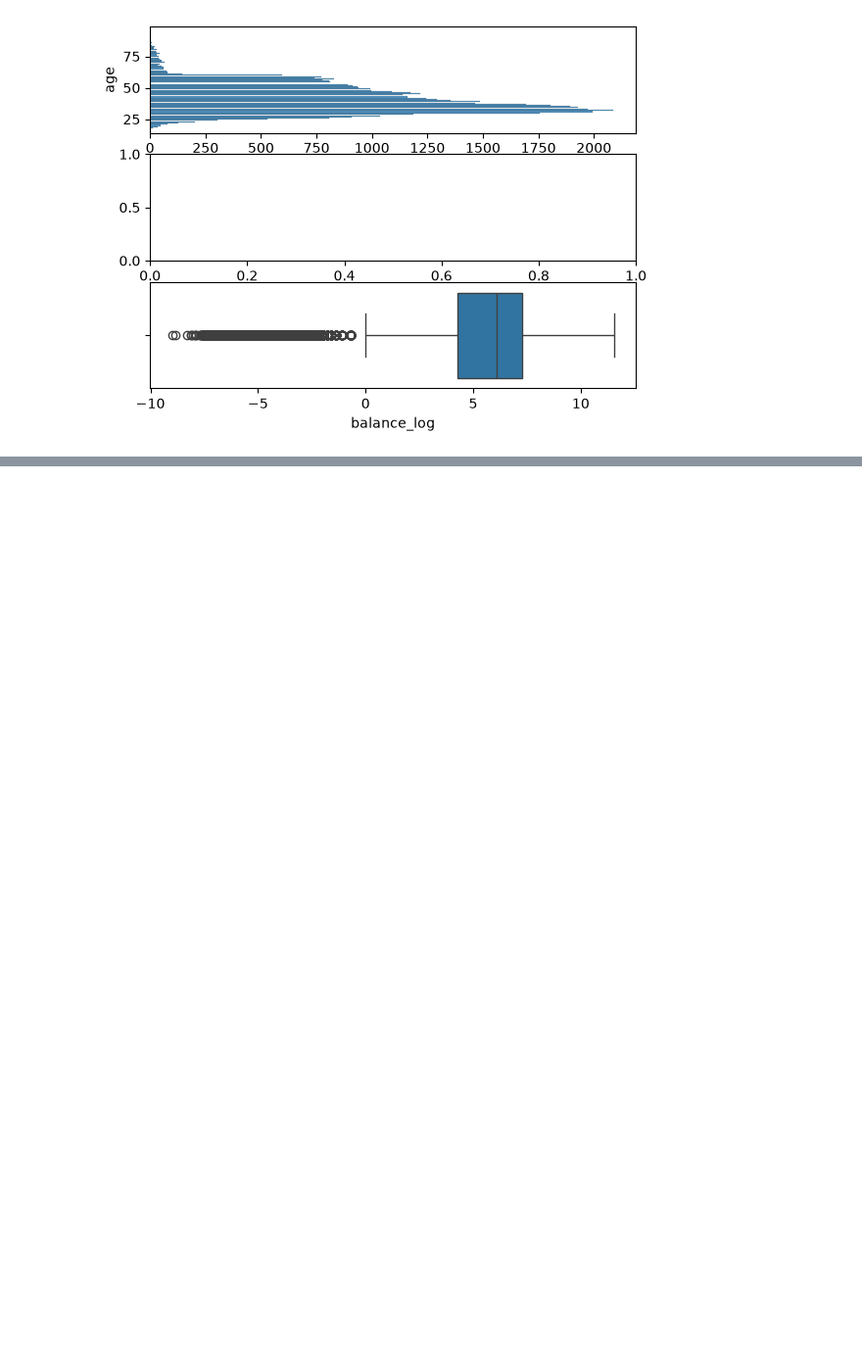
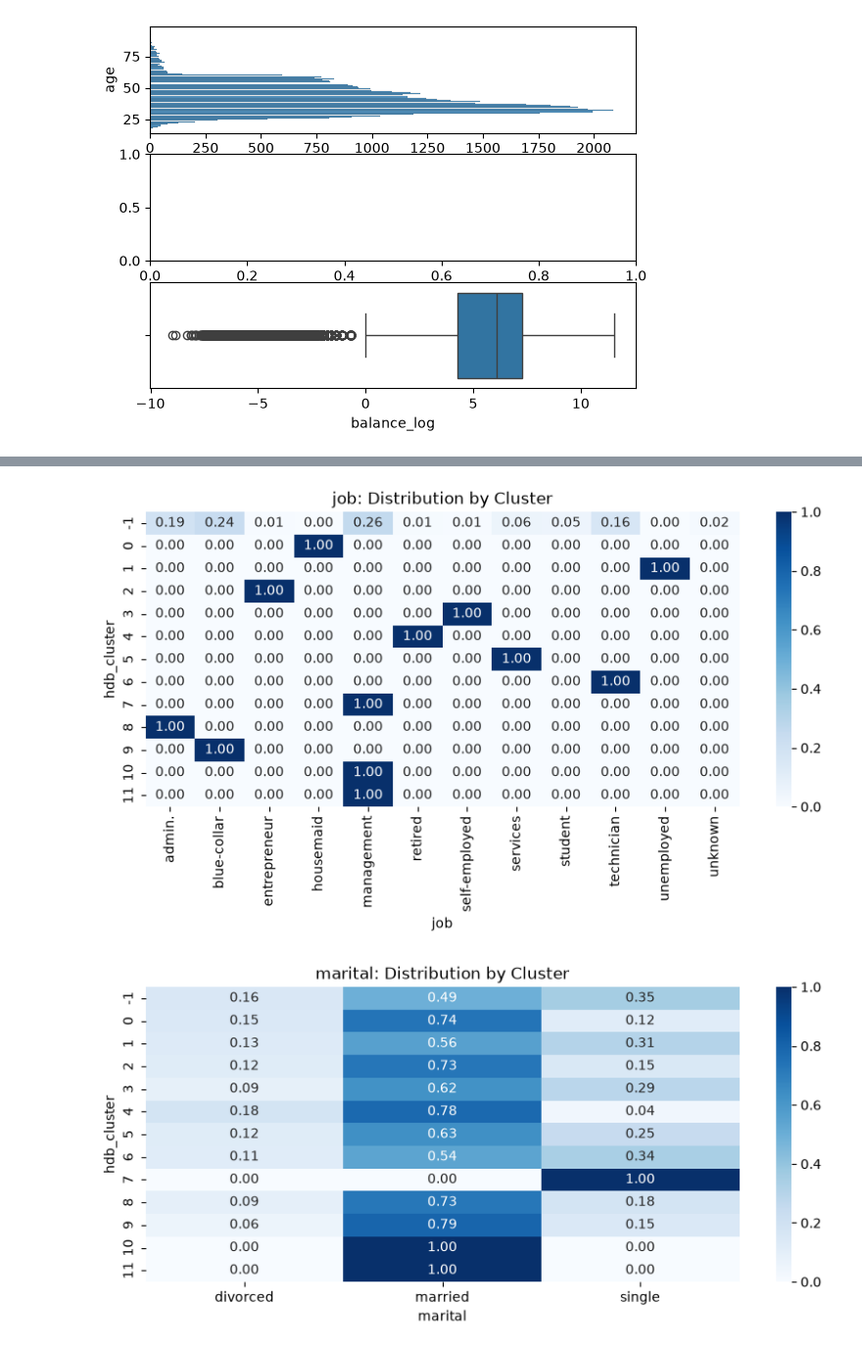
Before and after one commit to claireley/Final-Project, a Jupyter notebook: notebooks/Modeling-Bank.ipynb, the cells around one changed output, grey strips where cells are left out. Shown at 98% size. Cells and saved outputs as stored; diff of their text form; code cells hidden in the pictures; blank space fills up the shorter version.

```diff
--- a/notebooks/Modeling-Bank.ipynb
+++ b/notebooks/Modeling-Bank.ipynb
@@ -305,0 +492,13 @@ data.groupby("hdb_cluster")[["housing", "loan", "default"]].mean()
+# %%
+cat_cols = ['job', 'marital', 'poutcome', 'contact', 'education']
+
+for col in cat_cols:
+    ct = pd.crosstab(bf['hdb_cluster'], bf[col], normalize='index')
+
+    plt.figure(figsize=(10,4))
+    sns.heatmap(ct, annot=True, cmap='Blues', fmt='.2f')
+    plt.title(f'{col}: Distribution by Cluster')
+    plt.show()
+# %% [output]
+[figure, added]
+[figure, added]
```
Also changed, not shown: parts of 39 cells of this notebook, 13 other files.
